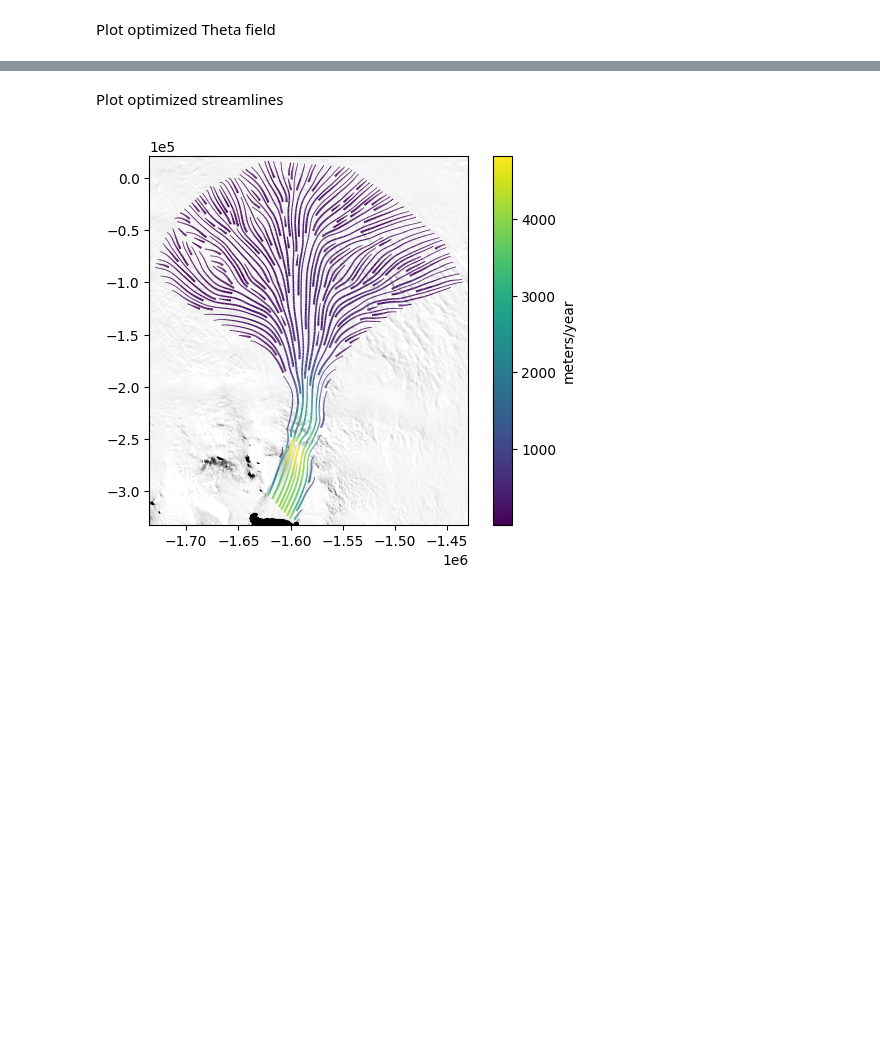
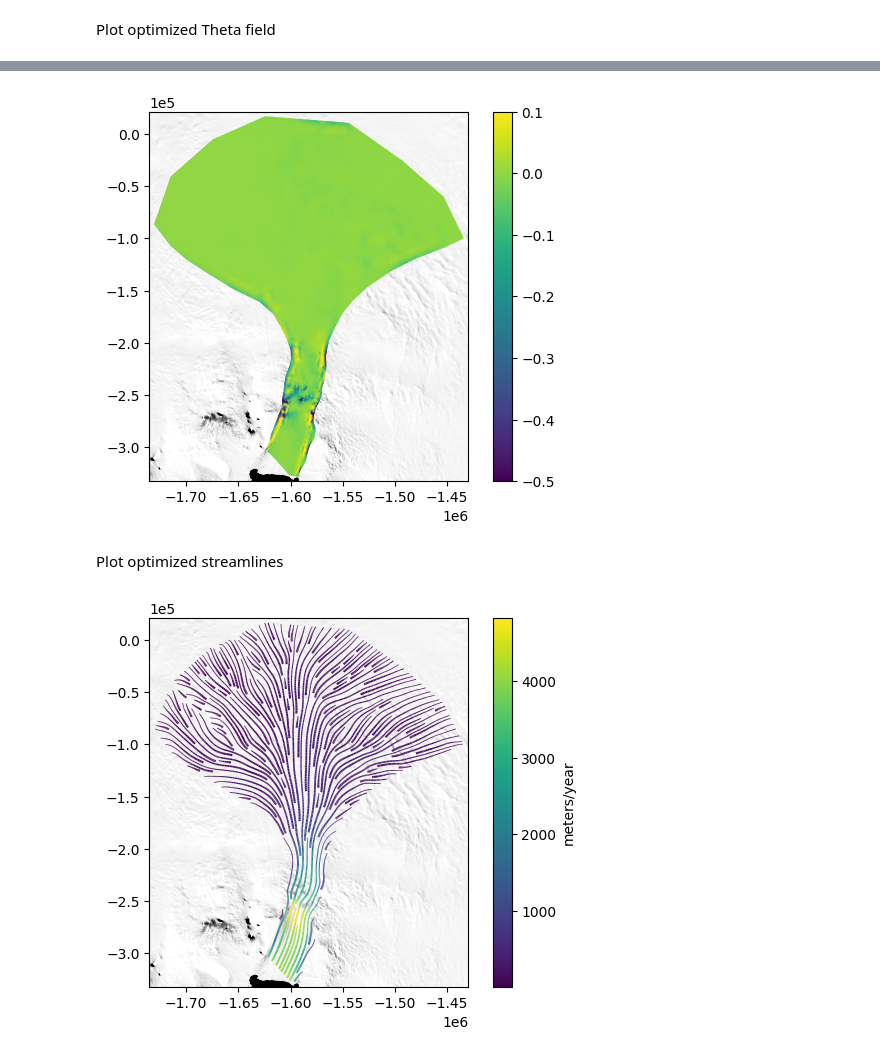
Before and after one commit to racheetmatai/icepack-inverse, a Jupyter notebook: pine_island_inversion.ipynb, the cells around one changed output, grey strips where cells are left out. Saved outputs shown, nothing was run; the diff lists cells and outputs as text; code cells hidden in the pictures; blank space fills up the shorter version.

```diff
--- a/pine_island_inversion.ipynb
+++ b/pine_island_inversion.ipynb
@@ -87,3 +83,7 @@ invert_pig.plot_theta()
+# %%
+invert_pig.plot_theta(vmin = -0.5, vmax= 0.1)
+# %% [output]
+[figure, added]
 # %% [markdown]
 Plot optimized streamlines
 # %%
```
Also changed, not shown: parts of 3 cells of this notebook.
